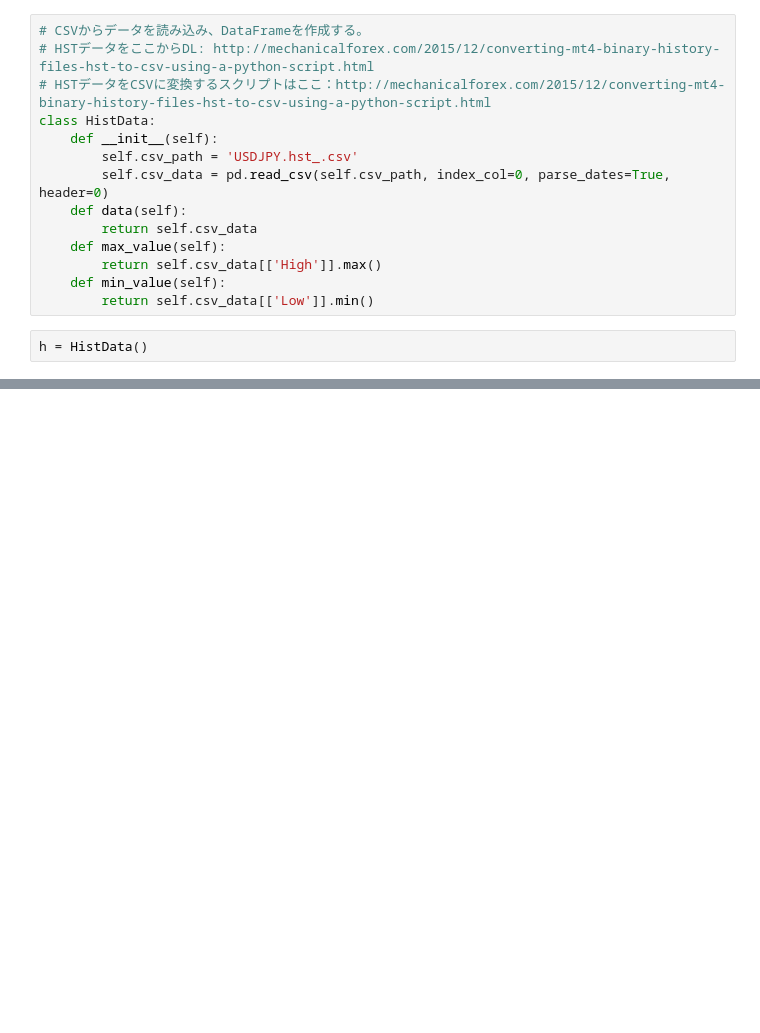
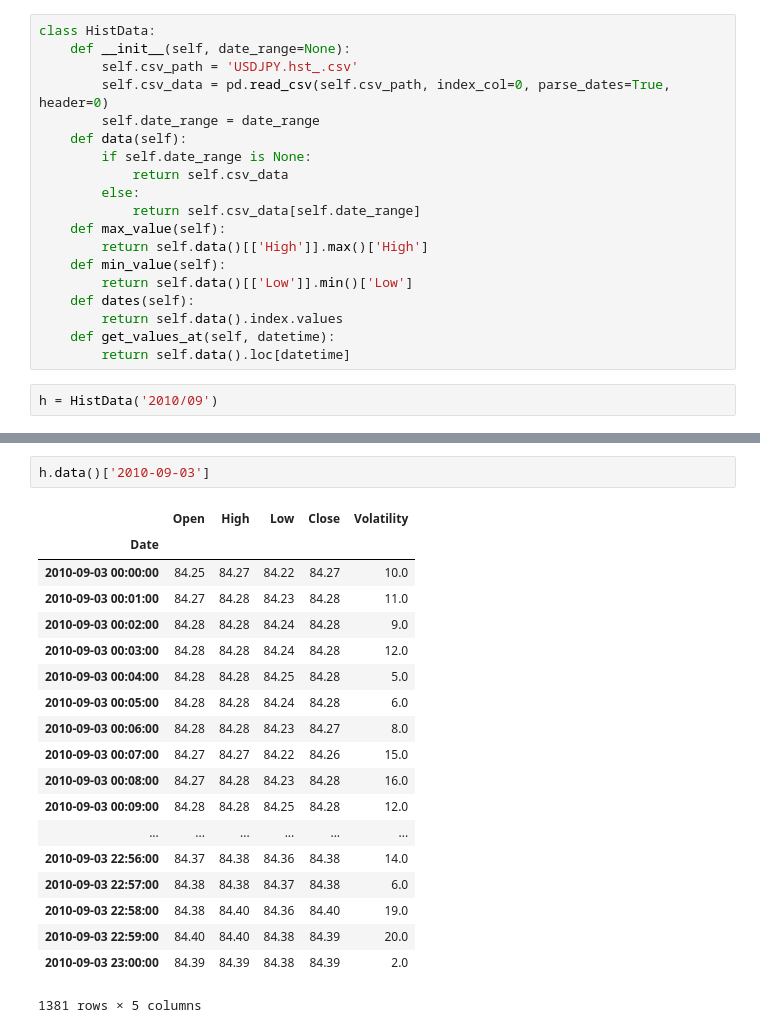
Before and after one commit to dogwood008/DeepFX, a Jupyter notebook: Keras-RL_DQN_FX.ipynb, the cells around one changed output, grey strips where cells are left out. Cells and saved outputs as stored; diff of their text form; blank space fills up the shorter version.

```diff
--- a/Keras-RL_DQN_FX.ipynb
+++ b/Keras-RL_DQN_FX.ipynb
@@ -83,16 +24,21 @@ import pandas as pd
 # %%
-# CSVからデータを読み込み、DataFrameを作成する。
-# HSTデータをここからDL: http://mechanicalforex.com/2015/12/converting-mt4-binary-history-files-hst-to-csv-using-a-python-script.html
-# HSTデータをCSVに変換するスクリプトはここ：http://mechanicalforex.com/2015/12/converting-mt4-binary-history-files-hst-to-csv-using-a-python-script.html
 class HistData:
-    def __init__(self):
+    def __init__(self, date_range=None):
         self.csv_path = 'USDJPY.hst_.csv'
         self.csv_data = pd.read_csv(self.csv_path, index_col=0, parse_dates=True, header=0)
+        self.date_range = date_range
     def data(self):
-        return self.csv_data
+        if self.date_range is None:
+            return self.csv_data
+        else:
+            return self.csv_data[self.date_range]
     def max_value(self):
-        return self.csv_data[['High']].max()
+        return self.data()[['High']].max()['High']
     def min_value(self):
-        return self.csv_data[['Low']].min()
+        return self.data()[['Low']].min()['Low']
+    def dates(self):
+        return self.data().index.values
+    def get_values_at(self, datetime):
+        return self.data().loc[datetime]
 # %%
-h = HistData()
+h = HistData('2010/09')
@@ -248,0 +378,22 @@ Episode 10: reward: 0.958, steps: 23
+# %%
+h.data()['2010-09-03']
+# %% [output]
+|  | Open | High | Low | Close | Volatility |
+| Date |  |  |  |  |  |
+| 2010-09-03 00:00:00 | 84.25 | 84.27 | 84.22 | 84.27 | 10.0 |
+| 2010-09-03 00:01:00 | 84.27 | 84.28 | 84.23 | 84.28 | 11.0 |
+| 2010-09-03 00:02:00 | 84.28 | 84.28 | 84.24 | 84.28 | 9.0 |
+| 2010-09-03 00:03:00 | 84.28 | 84.28 | 84.24 | 84.28 | 12.0 |
+| 2010-09-03 00:04:00 | 84.28 | 84.28 | 84.25 | 84.28 | 5.0 |
+| 2010-09-03 00:05:00 | 84.28 | 84.28 | 84.24 | 84.28 | 6.0 |
+| 2010-09-03 00:06:00 | 84.28 | 84.28 | 84.23 | 84.27 | 8.0 |
+| 2010-09-03 00:07:00 | 84.27 | 84.27 | 84.22 | 84.26 | 15.0 |
+| 2010-09-03 00:08:00 | 84.27 | 84.28 | 84.23 | 84.28 | 16.0 |
+| 2010-09-03 00:09:00 | 84.28 | 84.28 | 84.25 | 84.28 | 12.0 |
+| ... | ... | ... | ... | ... | ... |
+| 2010-09-03 22:56:00 | 84.37 | 84.38 | 84.36 | 84.38 | 14.0 |
+| 2010-09-03 22:57:00 | 84.38 | 84.38 | 84.37 | 84.38 | 6.0 |
+| 2010-09-03 22:58:00 | 84.38 | 84.40 | 84.36 | 84.40 | 19.0 |
+| 2010-09-03 22:59:00 | 84.40 | 84.40 | 84.38 | 84.39 | 20.0 |
+| 2010-09-03 23:00:00 | 84.39 | 84.39 | 84.38 | 84.39 | 2.0 |
+1381 rows × 5 columns
```
Also changed, not shown: parts of 20 cells of this notebook.
